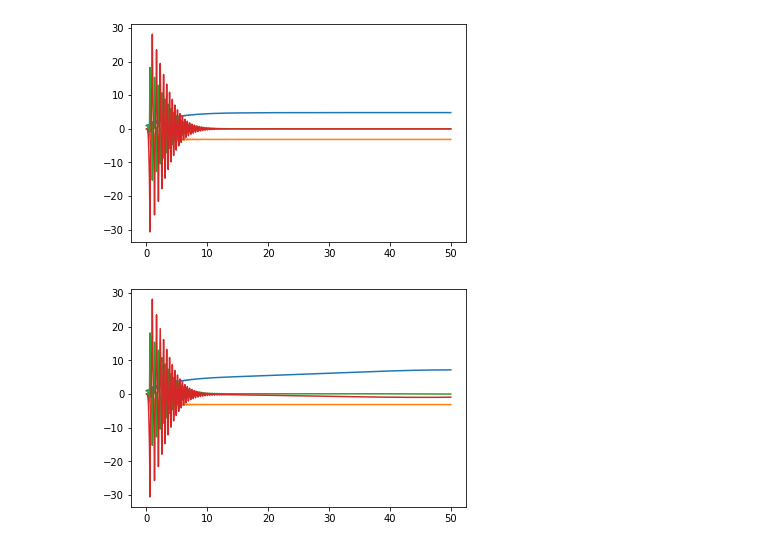
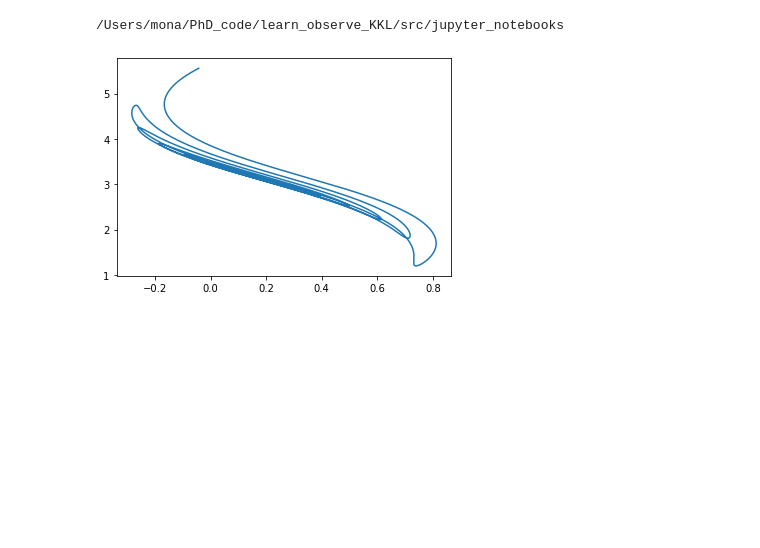
Before and after one commit to Centre-automatique-et-systemes/learn_observe_KKL, a Jupyter notebook: jupyter_notebooks/test_systems.ipynb, the cells around one changed output. Drawn from its saved outputs; the diff is of its cells as text; code cells hidden in the pictures; blank space fills up the shorter version.

```diff
--- a/jupyter_notebooks/test_systems.ipynb
+++ b/jupyter_notebooks/test_systems.ipynb
@@ -5,15 +6,2 @@ from learn_KKL.system import RevDuffing,VanDerPol,HO_unknown_freq,QuanserQubeSer
 # %%
 system = QuanserQubeServo2()
-# %%
-# Simulation params
-x_0 = torch.transpose(torch.tensor([[1.],[0.],[1.],[0.]]),0,1)
-tsim = (0, 50)
-dt = 1e-2
-
-# Simulation with null input
-system.set_controller('null_controller')
-tq, sol_null = system.simulate(x_0, tsim, dt)
-
-# Plot phase potrait
-plt.plot(sol_null[:,0], sol_null[:,1])
-plt.show()
@@ -22,4 +7,0 @@ plt.show()
-# %%
-# Simulation with chirp input
-system.set_controller('lin_chirp_controller')
-tq, sol_chirp = system.simulate(x_0, tsim, dt)
@@ -32,9 +8,28 @@ plt.show()
-# %%
-# Plot truth ground data and estimation
-plt.plot(tq, sol_null)
-plt.show()
-plt.plot(tq, sol_chirp)
-plt.show()
-# %% [output]
-[figure, removed]
-[figure, removed]
+# %%
+import os, sys, pathlib
+print(os.getcwd())
+# %% [output]
+/Users/mona/PhD_code/learn_observe_KKL/src/jupyter_notebooks
+# %%
+# Simulation params
+dt = 0.004
+tsim = (0, 2000 * dt)
+
+# Experiment
+# fileName = 'example_csv_fin1'
+# path = ' /Users/mona/PhD_code/learn_observe_KKL/Data/QQS2_data_diffx0/' + fileName + '.csv'
+path = '/Users/mona/PhD_code/learn_observe_KKL/Data/QQS2_data_diffx0/example_csv_fin1.csv'
+exp = np.genfromtxt(path, delimiter=',')
+exp = exp[1:2001, 1:-1]
+exp = system.remap_hardware_angles(exp)
+
+# Simulation
+x0 = torch.from_numpy(exp[0])
+tq, simu = system.simulate(x_0=x0, tsim=tsim, dt=dt)
+simu = system.remap_angles(simu)
+
+# Plot phase potrait
+plt.plot(simu[:,0], simu[:,1])
+plt.show()
+# %% [output]
+[figure, added]
```
Also changed, not shown: parts of 4 cells of this notebook, 17 other files.
